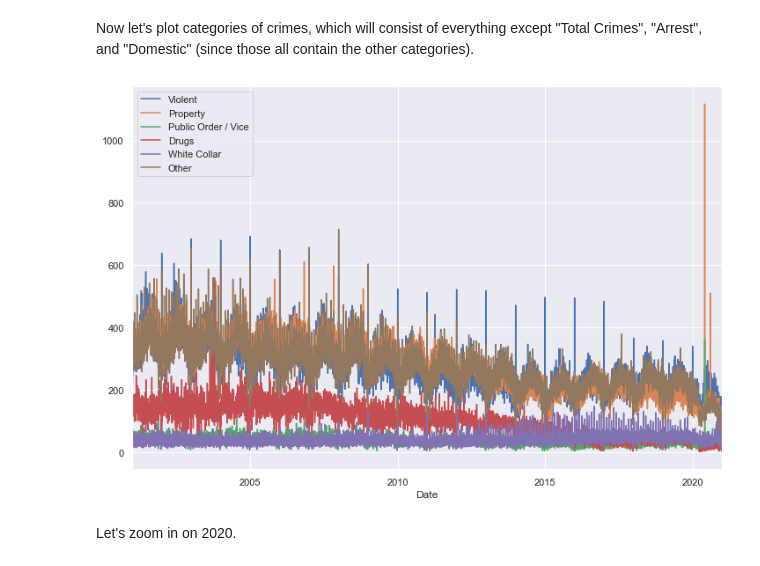
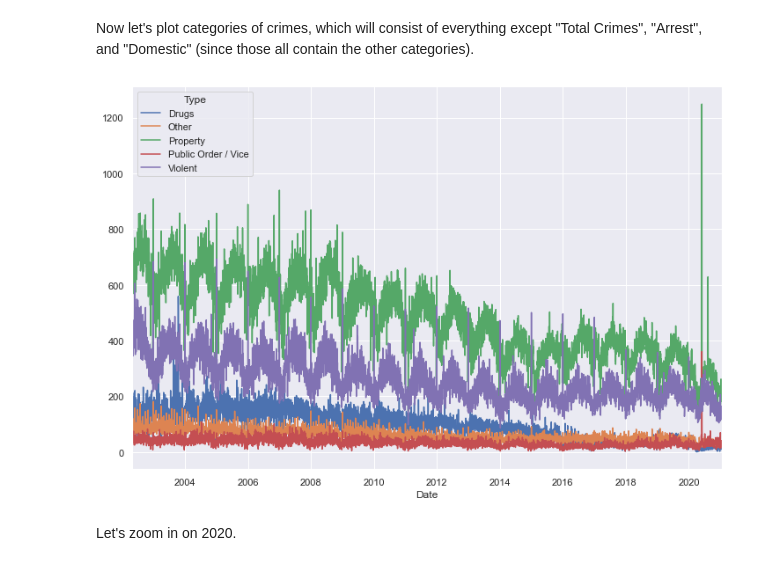
Before and after one commit to ruthcaswellsmith/Capstone---City-of-Chicago-Crime-Time-Series-Analysis, a Jupyter notebook: notebooks/Capstone - City of Chicago Crime - Exploratory Data Analysis.ipynb, the cells around one changed output. Cells and saved outputs as stored; diff of their text form; code cells hidden in the pictures.

```diff
--- a/notebooks/Capstone - City of Chicago Crime - Exploratory Data Analysis.ipynb
+++ b/notebooks/Capstone - City of Chicago Crime - Exploratory Data Analysis.ipynb
@@ -17,0 +95,2 @@ crimes_byday = pd.read_csv('../data/crimes_byday.csv', index_col = 0, parse_date
+# %%
+crimes_byday['Total Crimes'] = crimes_byday.sum(axis=1)
@@ -18,2 +103,4 @@ crimes_byday = pd.read_csv('../data/crimes_byday.csv', index_col = 0, parse_date
+# %%
+crimes_byday.index = pd.to_datetime(crimes_byday.index)
 # %%
-crimes_byday.index.freq='D'
+crimes_byday.index.freq = 'd'
@@ -89,2 +191,0 @@ Let's generate a nice visual so we can see the seasonality of the data more clea
-# %%
-crimes_byday['Month'] = crimes_byday.index.strftime('%B')
@@ -151,11 +232,11 @@ I'm confused about how to interpret these now. We're still seeing strong positiv
 # %% [markdown]
 Now let's plot categories of crimes, which will consist of everything except "Total Crimes", "Arrest", and "Domestic" (since those all contain the other categories).
 # %%
-crime_groups = crimes_byday.columns[3:]
+crime_groups = crimes_byday.columns[:5]
 
 crimes_byday[crime_groups].plot(figsize=(12,8),legend=True);
 # %% [output]
-[figure, old version]
+[figure, new version]
 # %% [markdown]
 Let's zoom in on 2020.
 # %%
```
Also changed, not shown: parts of 62 cells of this notebook, 2 other files.
